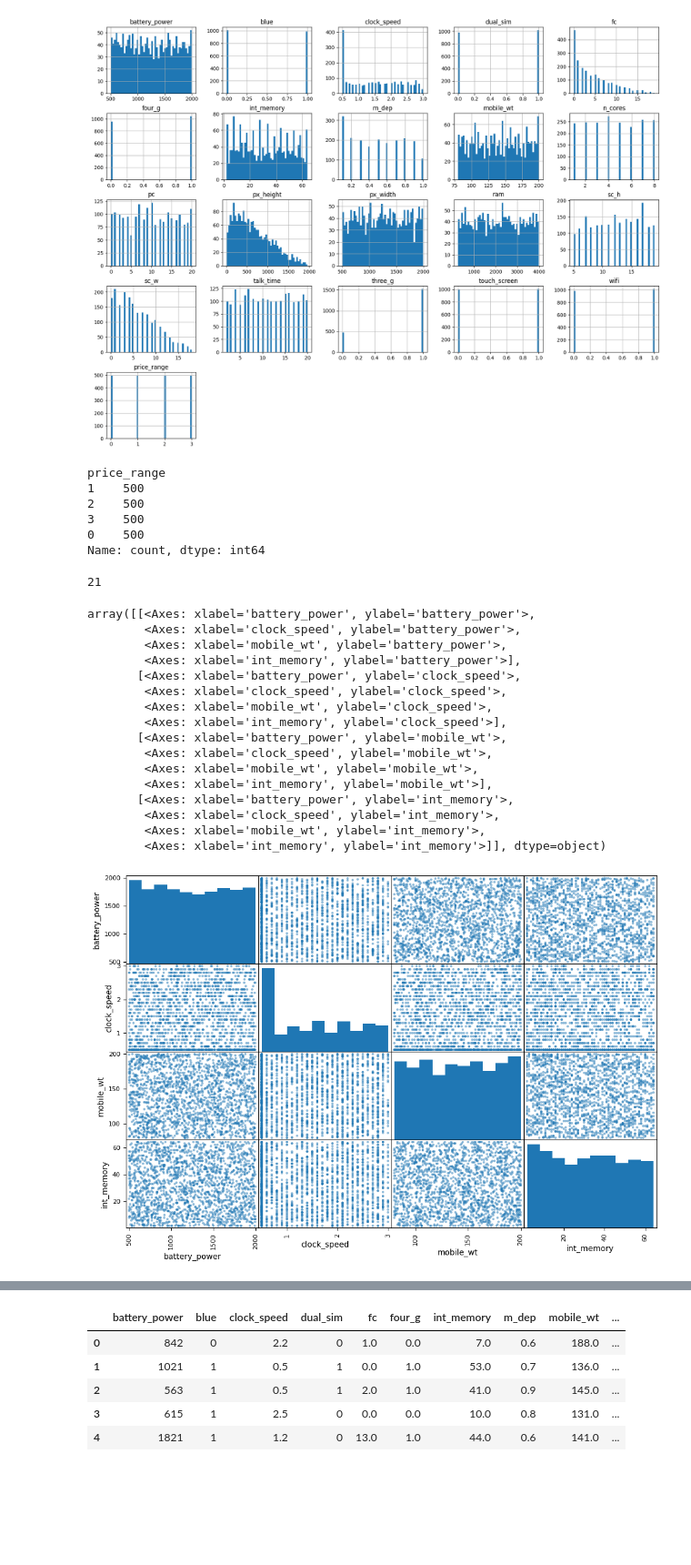
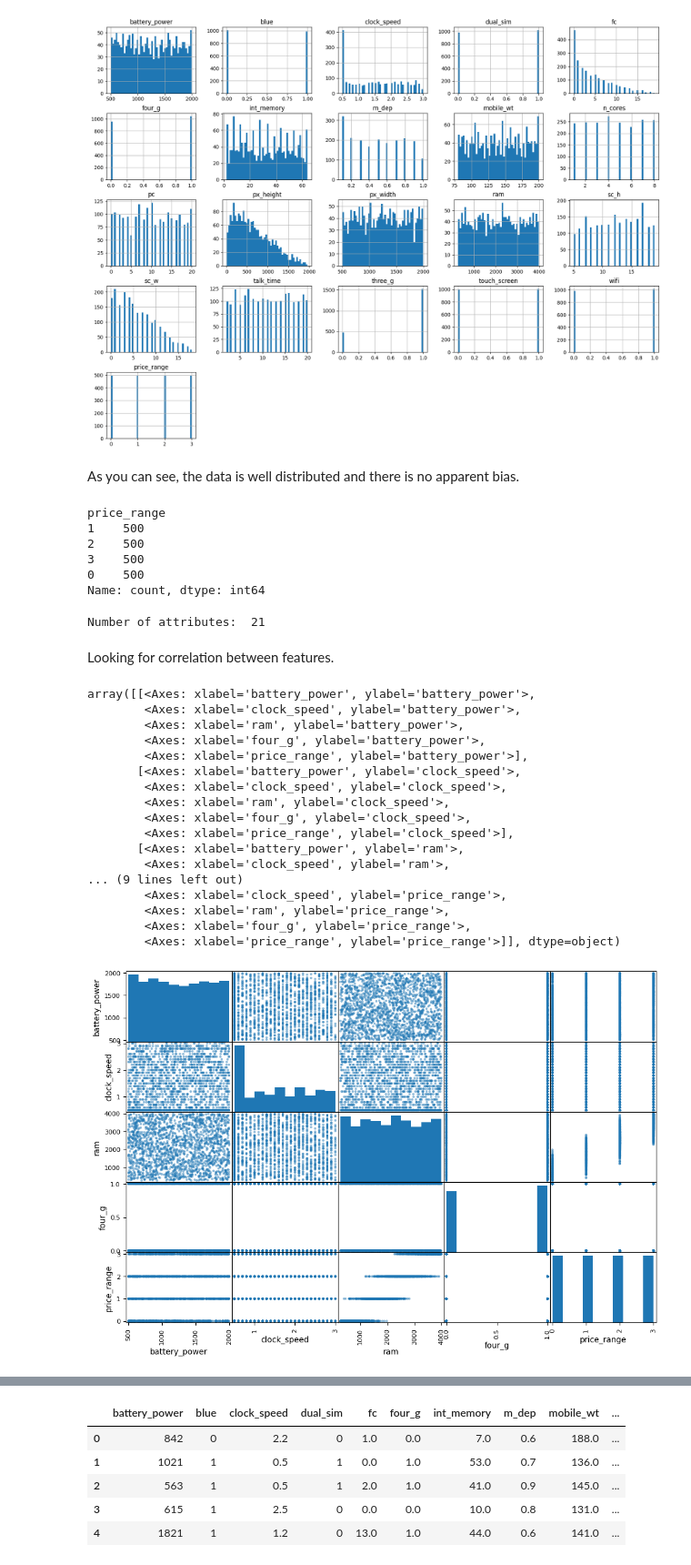
Before and after one commit to AymanAtiia/devide_price_predcition, a Jupyter notebook: Devices_Price_Classification.ipynb, the cells around one changed output, grey strips where cells are left out. Shown at 91% size. Drawn from its saved outputs; the diff is of its cells as text; code cells hidden in the pictures; blank space fills up the shorter version.

```diff
--- a/Devices_Price_Classification.ipynb
+++ b/Devices_Price_Classification.ipynb
@@ -9,7 +20,10 @@ import os
 # %%
 def load_data(path, data_type="train"):
   file_path = os.path.join(path, (data_type + ".xlsx"))
-  return pd.read_excel(file_path)
+  if data_type == "test":
+    return pd.read_excel(file_path, index_col='id')
+  else:
+    return pd.read_excel(file_path)
 # %%
 data_path = "/content/drive/MyDrive/device_price_classification_data/"
 data = load_data(data_path)
@@ -30,6 +43,8 @@ data.hist(bins=50, figsize=(20,15))
 plt.show()
 # %% [output]
 [figure]
+# %% [markdown]
+As you can see, the data is well distributed and there is no apparent bias.
 # %%
 data["price_range"].value_counts()
 # %% [output]
@@ -40,28 +55,30 @@ price_range
 0    500
 Name: count, dtype: int64
 # %%
-len(list(data.columns))
+print("Number of attributes: ", len(list(data.columns)))
 # %% [output]
-21
+Number of attributes:  21
+# %% [markdown]
+Looking for correlation between features.
 # %%
-from pandas.plotting import scatter_matrix
-attributes = ["battery_power", "clock_speed", "mobile_wt", "int_memory"]
+attributes = ["battery_power", "clock_speed", "ram", "four_g", "price_range"]
 scatter_matrix(data[attributes], figsize=(12, 8))
 # %% [output]
 array([[<Axes: xlabel='battery_power', ylabel='battery_power'>,
         <Axes: xlabel='clock_speed', ylabel='battery_power'>,
-        <Axes: xlabel='mobile_wt', ylabel='battery_power'>,
-        <Axes: xlabel='int_memory', ylabel='battery_power'>],
+        <Axes: xlabel='ram', ylabel='battery_power'>,
+        <Axes: xlabel='four_g', ylabel='battery_power'>,
+        <Axes: xlabel='price_range', ylabel='battery_power'>],
        [<Axes: xlabel='battery_power', ylabel='clock_speed'>,
         <Axes: xlabel='clock_speed', ylabel='clock_speed'>,
-        <Axes: xlabel='mobile_wt', ylabel='clock_speed'>,
-        <Axes: xlabel='int_memory', ylabel='clock_speed'>],
-       [<Axes: xlabel='battery_power', ylabel='mobile_wt'>,
-        <Axes: xlabel='clock_speed', ylabel='mobile_wt'>,
-        <Axes: xlabel='mobile_wt', ylabel='mobile_wt'>,
-        <Axes: xlabel='int_memory', ylabel='mobile_wt'>],
-       [<Axes: xlabel='battery_power', ylabel='int_memory'>,
-        <Axes: xlabel='clock_speed', ylabel='int_memory'>,
-        <Axes: xlabel='mobile_wt', ylabel='int_memory'>,
-        <Axes: xlabel='int_memory', ylabel='int_memory'>]], dtype=object)
+        <Axes: xlabel='ram', ylabel='clock_speed'>,
+        <Axes: xlabel='four_g', ylabel='clock_speed'>,
+        <Axes: xlabel='price_range', ylabel='clock_speed'>],
+       [<Axes: xlabel='battery_power', ylabel='ram'>,
+        <Axes: xlabel='clock_speed', ylabel='ram'>,
+... (9 lines left out)
+        <Axes: xlabel='clock_speed', ylabel='price_range'>,
+        <Axes: xlabel='ram', ylabel='price_range'>,
+        <Axes: xlabel='four_g', ylabel='price_range'>,
+        <Axes: xlabel='price_range', ylabel='price_range'>]], dtype=object)
-[figure, old version]
+[figure, new version]
```
Also changed, not shown: parts of 50 cells of this notebook, 3 other files.
